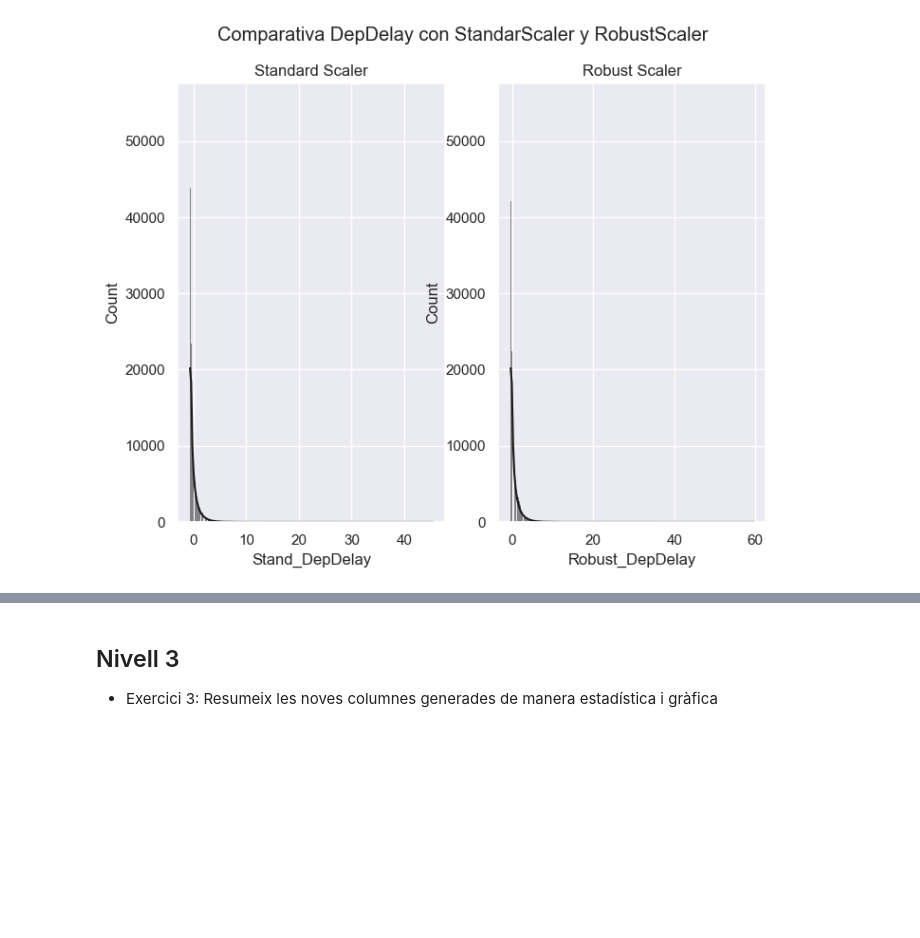
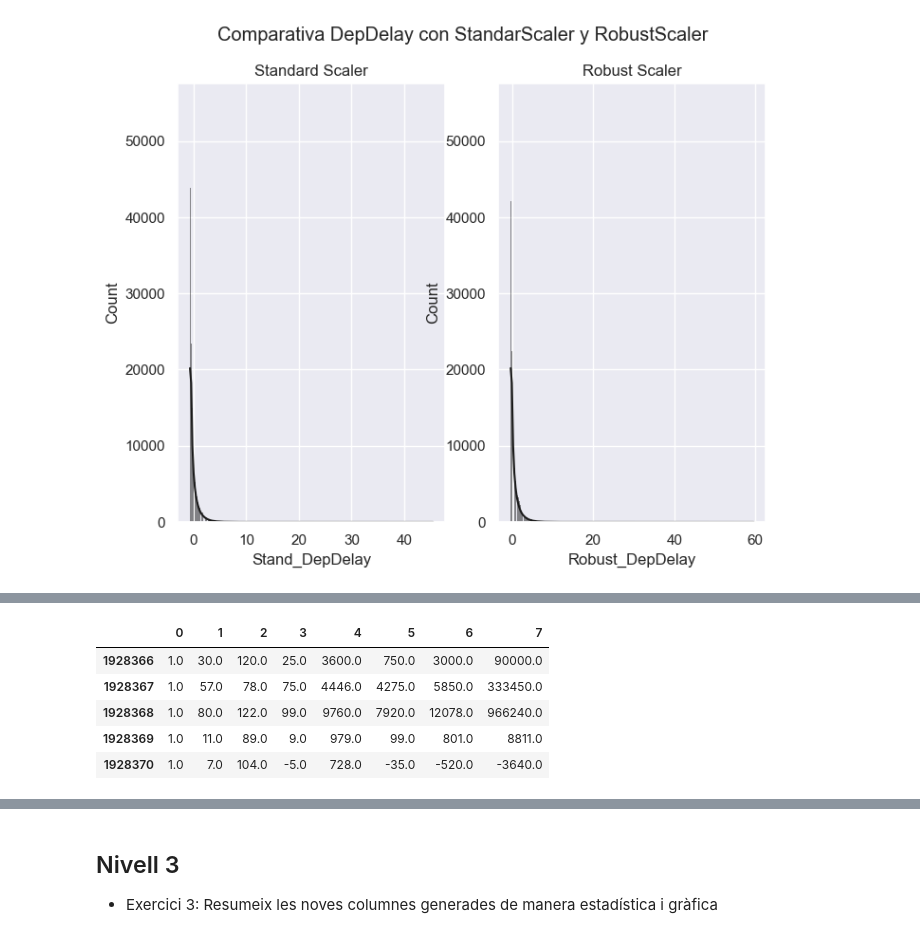
Before and after one commit to Yms002/Ejercicios, a Jupyter notebook: S11_T01/S11_T01 - Practicant amb training i test sets.ipynb, the cells around one changed output, grey strips where cells are left out. Drawn from its saved outputs; the diff is of its cells as text; code cells hidden in the pictures; blank space fills up the shorter version.

```diff
--- a/S11_T01/S11_T01 - Practicant amb training i test sets.ipynb
+++ b/S11_T01/S11_T01 - Practicant amb training i test sets.ipynb
@@ -218,0 +296,11 @@ plt.show()
+# %%
+transform = PolynomialFeatures(degree=3, interaction_only=True, ) # "Poli" se transforma de: DepDelay=X1, AirTime=X2 y ArrDelay=X3; a 1, X1, X2, X3, X1*X2, X1*X3, X2*X3, X1*X2*X3
+a = pd.DataFrame(transform.fit_transform(poli_drop))
+a.tail()
+# %% [output]
+|  | 0 | 1 | 2 | 3 | 4 | 5 | 6 | 7 |
+| 1928366 | 1.0 | 30.0 | 120.0 | 25.0 | 3600.0 | 750.0 | 3000.0 | 90000.0 |
+| 1928367 | 1.0 | 57.0 | 78.0 | 75.0 | 4446.0 | 4275.0 | 5850.0 | 333450.0 |
+| 1928368 | 1.0 | 80.0 | 122.0 | 99.0 | 9760.0 | 7920.0 | 12078.0 | 966240.0 |
+| 1928369 | 1.0 | 11.0 | 89.0 | 9.0 | 979.0 | 99.0 | 801.0 | 8811.0 |
+| 1928370 | 1.0 | 7.0 | 104.0 | -5.0 | 728.0 | -35.0 | -520.0 | -3640.0 |
```
Also changed, not shown: parts of 10 cells of this notebook.
